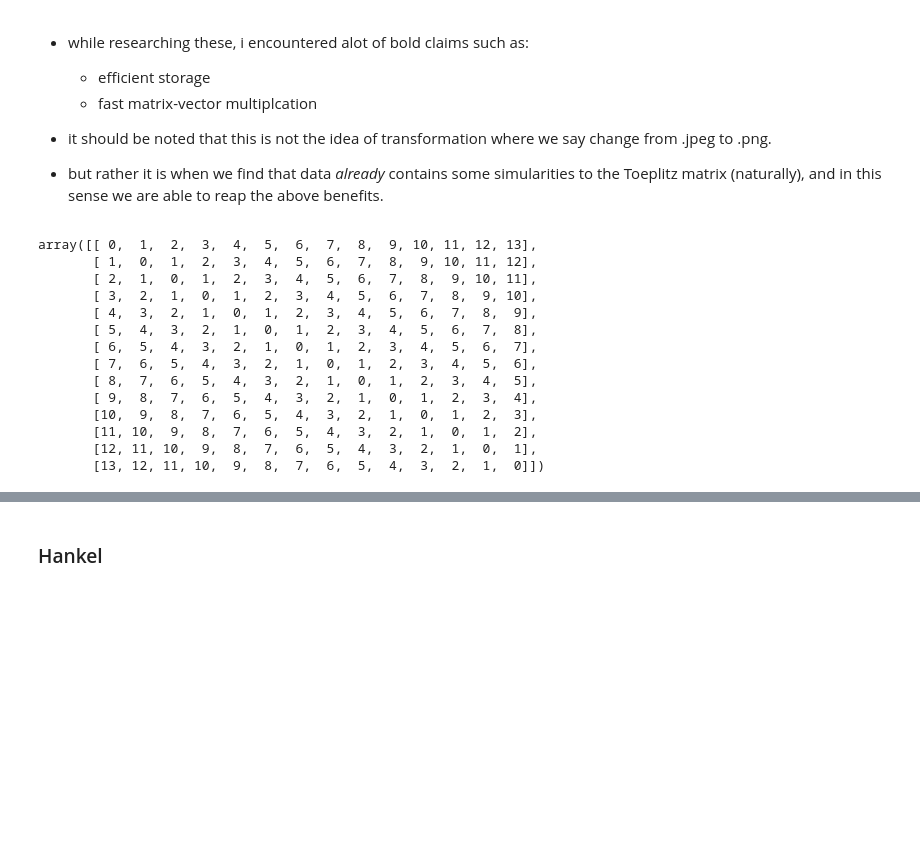
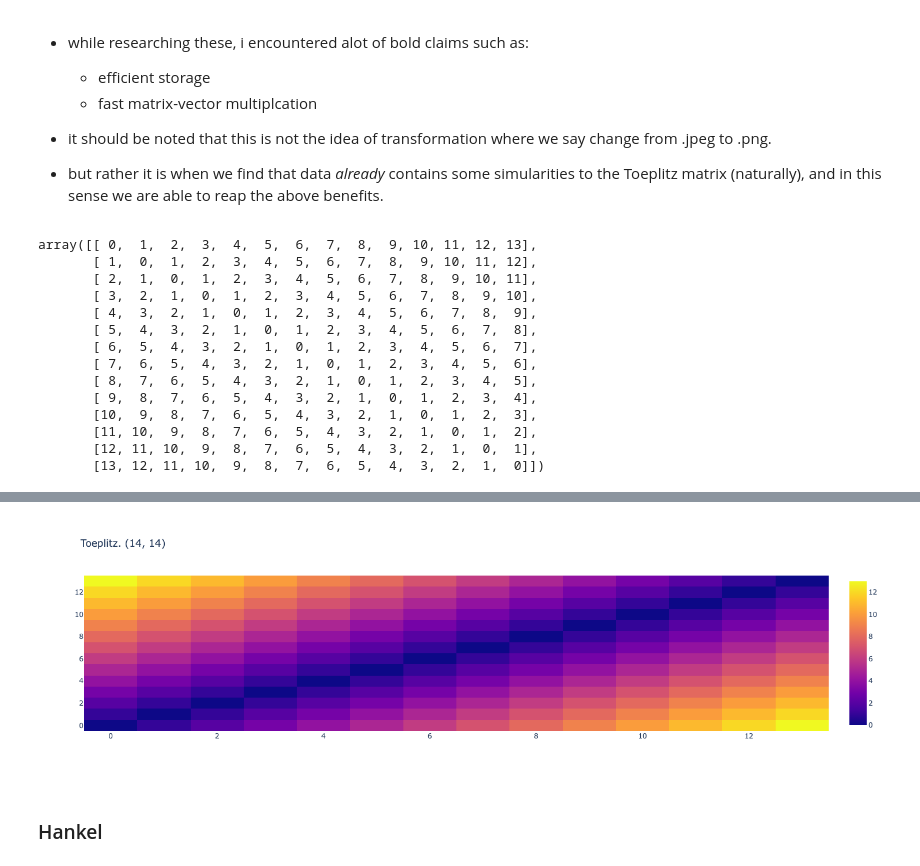
Before and after one commit to drozdj/courses, a Jupyter notebook: ARENA_3.0/17072024_145305.ipynb, the cells around one changed output, grey strips where cells are left out. Cells and saved outputs as stored; diff of their text form; code cells hidden in the pictures; blank space fills up the shorter version.

```diff
--- a/ARENA_3.0/17072024_145305.ipynb
+++ b/ARENA_3.0/17072024_145305.ipynb
@@ -277,6 +277,7 @@ fig = go.Figure(data=go.Heatmap(z=matrix_toe))
 fig.update_layout(title="Toeplitz. (14, 14)")
 fig.show()
 
+display(Image('data/18072024_151328.png'))
 
 # display(matrix_toe) # np.array(([[0,1,2,3],[1,0,1,2],[2,1,0,1],[3,2,1,0]]))
 # matrix_toe.shape # shape: (4, 4)
@@ -300,3 +300,4 @@ array([[ 0,  1,  2,  3,  4,  5,  6,  7,  8,  9, 10, 11, 12, 13],
+[figure, added]
 # %% [markdown]
 ### Hankel
 # %%
```
Also changed, not shown: parts of 2 cells of this notebook, 2 other files.
